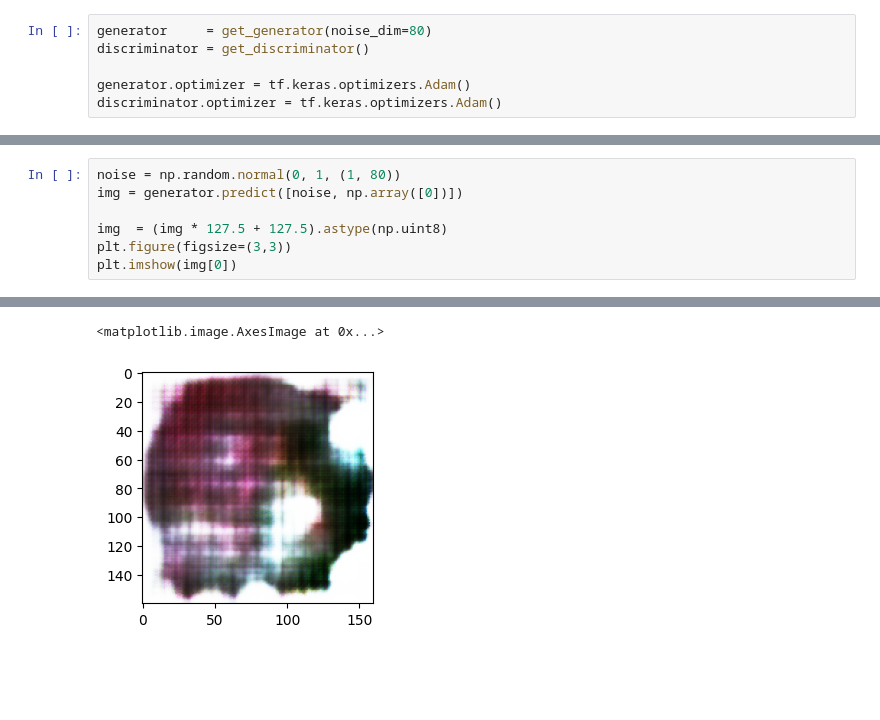
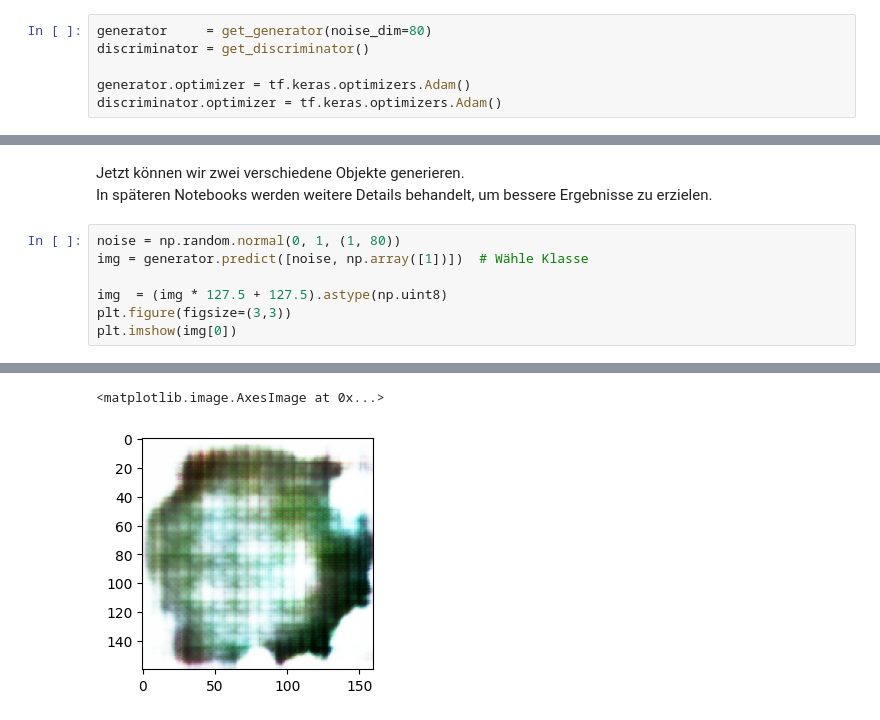
Before and after one commit to as8345s/GenAI_LangChain_Content, a Jupyter notebook: GAN/GAN-CNN.ipynb, the cells around one changed output, grey strips where cells are left out. Cells and saved outputs as stored; diff of their text form; blank space fills up the shorter version.

```diff
--- a/GAN/GAN-CNN.ipynb
+++ b/GAN/GAN-CNN.ipynb
@@ -667,9 +667,12 @@ Step: 150, D_loss: 0.05231442302465439, G_loss: 6.157642364501953, Batches bishe
 Step: 180, D_loss: 0.016759347170591354, G_loss: 10.535964965820312, Batches bisher: 1448
 Step: 210, D_loss: 0.8050771355628967, G_loss: 19.807838439941406, Batches bisher: 1688
 Step: 240, D_loss: 0.008812187239527702, G_loss: 26.437271118164062, Batches bisher: 1928
+# %% [markdown]
+Jetzt können wir zwei verschiedene Objekte generieren. <br>
+In späteren Notebooks werden weitere Details behandelt, um bessere Ergebnisse zu erzielen.
 # %%
 noise = np.random.normal(0, 1, (1, 80))
-img = generator.predict([noise, np.array([0])])
+img = generator.predict([noise, np.array([1])])  # Wähle Klasse
 
 img  = (img * 127.5 + 127.5).astype(np.uint8)
 plt.figure(figsize=(3,3))
@@ -679,2 +682,2 @@ plt.imshow(img[0])
 <matplotlib.image.AxesImage at 0x...>
-[figure, old version]
+[figure, new version]
```
Also changed, not shown: parts of 1 cell of this notebook, 1 other file.
